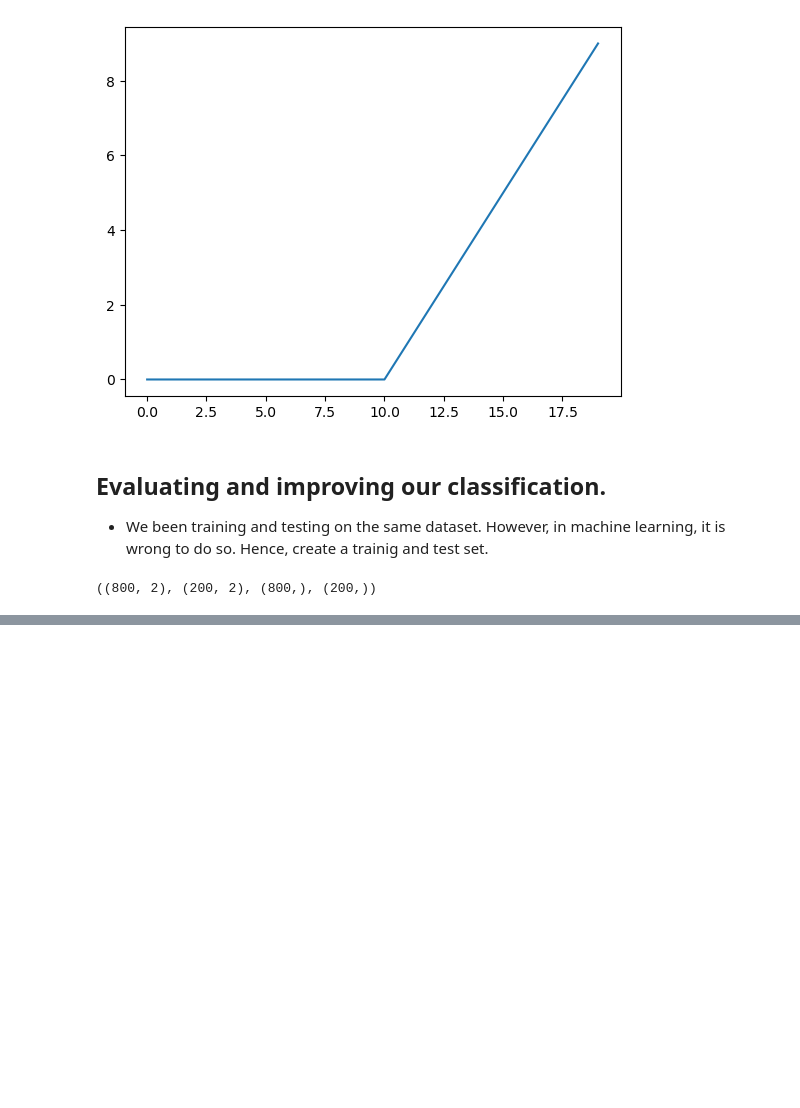
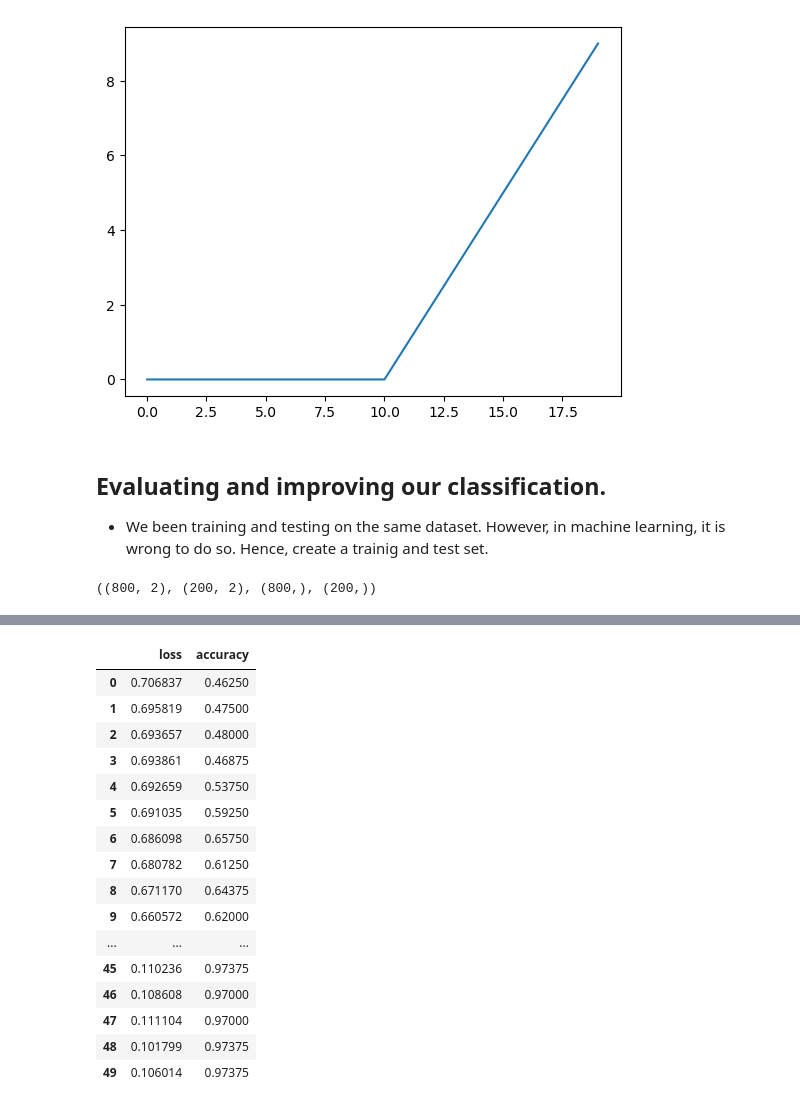
Before and after one commit to Abisoyesam/Deep-Learning-With-TensorFlow, a Jupyter notebook: 03 - Neural Network Classification/code/02 - Non-linearity.ipynb, the cells around one changed output, grey strips where cells are left out. Cells and saved outputs as stored; diff of their text form; code cells hidden in the pictures; blank space fills up the shorter version.

```diff
--- a/03 - Neural Network Classification/code/02 - Non-linearity.ipynb
+++ b/03 - Neural Network Classification/code/02 - Non-linearity.ipynb
@@ -364,0 +373,20 @@ Doing binary classification...
+# %%
+pd.DataFrame(history.history)
+# %% [output]
+|  | loss | accuracy |
+| 0 | 0.706837 | 0.46250 |
+| 1 | 0.695819 | 0.47500 |
+| 2 | 0.693657 | 0.48000 |
+| 3 | 0.693861 | 0.46875 |
+| 4 | 0.692659 | 0.53750 |
+| 5 | 0.691035 | 0.59250 |
+| 6 | 0.686098 | 0.65750 |
+| 7 | 0.680782 | 0.61250 |
+| 8 | 0.671170 | 0.64375 |
+| 9 | 0.660572 | 0.62000 |
+| ... | ... | ... |
+| 45 | 0.110236 | 0.97375 |
+| 46 | 0.108608 | 0.97000 |
+| 47 | 0.111104 | 0.97000 |
+| 48 | 0.101799 | 0.97375 |
+| 49 | 0.106014 | 0.97375 |
```
Also changed, not shown: parts of 7 cells of this notebook, 1 other file.
